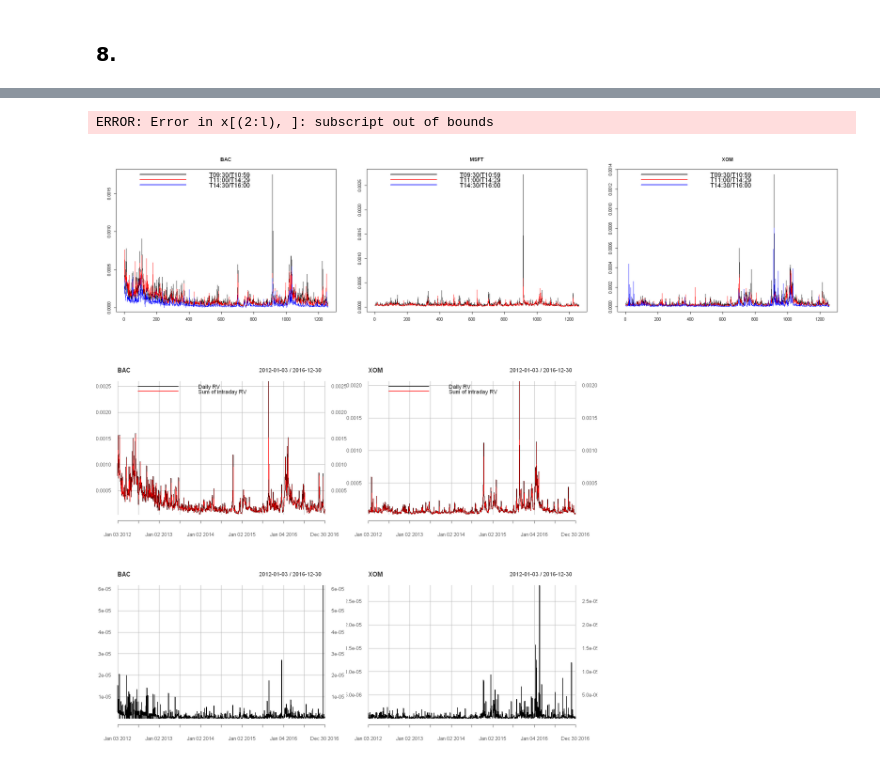
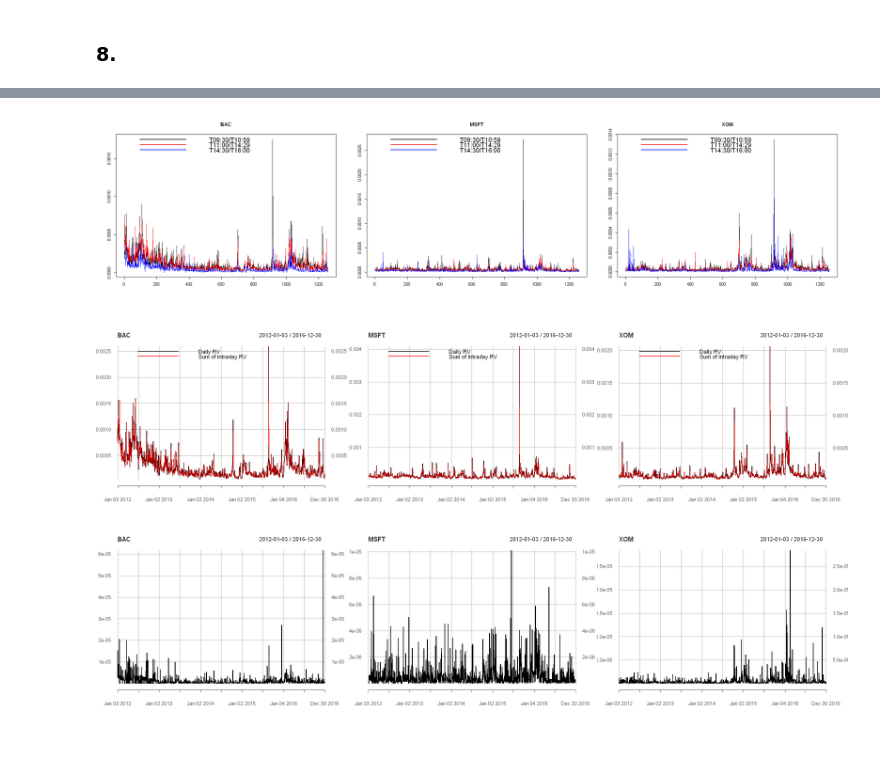
Before and after one commit to JanK0095/Financial-Econometrics-Course-Projects, a Jupyter notebook: HW3/FE1_HW3_Kubal_Mattanelli.ipynb, the cells around one changed output, grey strips where cells are left out. Drawn from its saved outputs; the diff is of its cells as text; code cells hidden in the pictures.

Commit message:
Error solved, 8 done, starting 9

```diff
--- a/HW3/FE1_HW3_Kubal_Mattanelli.ipynb
+++ b/HW3/FE1_HW3_Kubal_Mattanelli.ipynb
@@ -609,7 +627,6 @@ real_var_subsets_from_prices <- vector("list", 3) #Empty vector for the results
 for (i in 1:3) { #Looping through the tickers
     real_var_subsets_from_prices_indiv <- vector("list", 3) #Empty list for the results for each ticker
     for (j in 1:3) { #Looping through the sub-periods
-        if (i == 2 & j == 3) {next} #Temporary workaround since rCov does not seem to work for MSFT period 14:30 - 16:00
         real_var_subsets_from_prices_indiv[[j]] <- rCov(hw3_data_restricted[[i]][sub_periods[j]], makeReturns = TRUE) #Calculating RV on the subset
     }
     real_var_subsets_from_prices[[i]] <- real_var_subsets_from_prices_indiv #Storing the results
@@ -645,7 +634,3 @@ function (rData, cor = FALSE, alignBy = NULL, alignPeriod = NULL,
-# %%
-xxx <- apply.daily(hw3_data_restricted[[2]][sub_periods[3]], makeReturns) #Some day is causing the trouble, need to figure out which one
-# %% [output]
-ERROR: Error in x[(2:l), ]: subscript out of bounds
 # %%
 #Plotting
 options(repr.plot.width = 20, repr.plot.height = 5)
@@ -653,17 +638,15 @@ par(mfrow = c(1, 3)) #Setting up the grid
 for (i in 1:3) { #Looping through the tickers
     plot(as.numeric(real_var_subsets_from_prices[[i]][[1]]), type = "l", xlab = "", ylab = "", main = stock_names[i])
     lines(as.numeric(real_var_subsets_from_prices[[i]][[2]]), col = "red")
-    if (i != 2) { #Temporary workaround
-        lines(as.numeric(real_var_subsets_from_prices[[i]][[3]]), col = "blue")
-    }
+    lines(as.numeric(real_var_subsets_from_prices[[i]][[3]]), col = "blue")
     legend("topleft", sub_periods, col = c("black", "red", "blue"), lty = 1, bty = "n", cex = 1.5, lwd = 2)
 }
 # %% [output]
-[figure, old version]
+[figure, new version]
 # %%
 #Calculating the sum of intraday RV from prices
 sum_intraday_RV_from_prices <- vector("list", 3) #Empty list for sums of intraday RV
-for (i in c(1, 3)) { #Looping through the tickers
+for (i in 1:3) { #Looping through the tickers
     time_removed <- lapply(real_var_subsets_from_prices[[i]], to.daily, OHLC = F) #Removing the time stamp from each subset for easier handling
     subsets_merged <- merge.xts(time_removed[[1]], time_removed[[2]], time_removed[[3]]) #Merging the subsets into a single xts object
     sum_intraday_RV_from_prices[[i]] <- apply.daily(subsets_merged, sum) #Summing RV for each day
@@ -673,22 +656,22 @@ daily_RV_from_prices <- lapply(real_var_from_prices, to.daily, OHLC = F)
 # %%
 #Plotting
 par(mfrow = c(1, 3)) #Setting up the grid
-for (i in c(1, 3)) { #Looping through the tickers
+for (i in 1:3) { #Looping through the tickers
     plot_holder <- plot(daily_RV_from_prices[[i]], main = stock_names[i])
     plot_holder <- lines(sum_intraday_RV_from_prices[[i]], col = "red")
     plot_holder <- addLegend("topleft", on = 1, legend.names = c("Daily RV", "Sum of intraday RV"), col = c("black", "red"), lty = 1, bty = "n", lwd = 2)
     print(plot_holder)
 }
 # %% [output]
-[figure, old version]
+[figure, new version]
 # %%
 #Plotting the difference
 par(mfrow = c(1, 3)) #Setting up the grid
-for (i in c(1, 3)) { #Looping through the tickers
+for (i in 1:3) { #Looping through the tickers
     print(plot(daily_RV_from_prices[[i]] - sum_intraday_RV_from_prices[[i]], main = stock_names[i]))
 }
 # %% [output]
-[figure, old version]
+[figure, new version]
 # %%
 #Calculating the percentage share of each intrady RV in daily RV from prices
 percentage_shares_from_prices <- vector("list", 3) #Empty vector for the results
```
Also changed, not shown: parts of 7 cells of this notebook.
